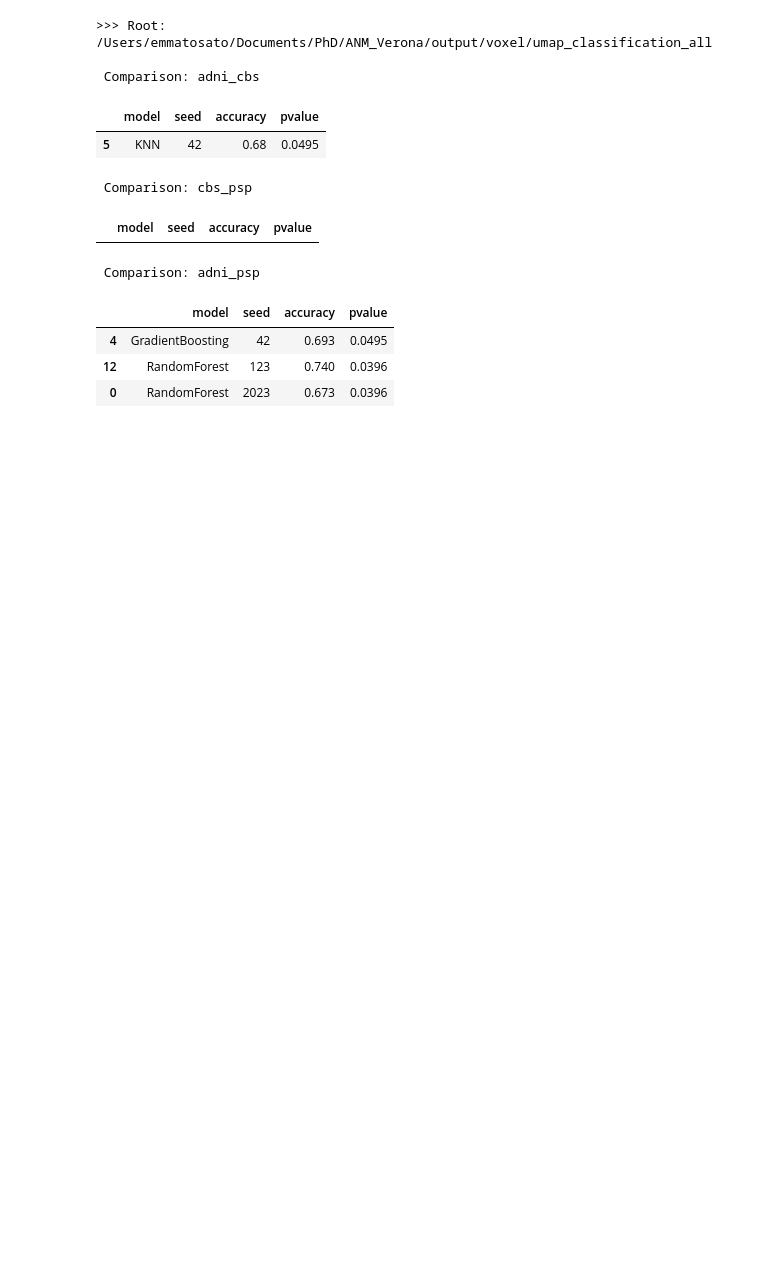
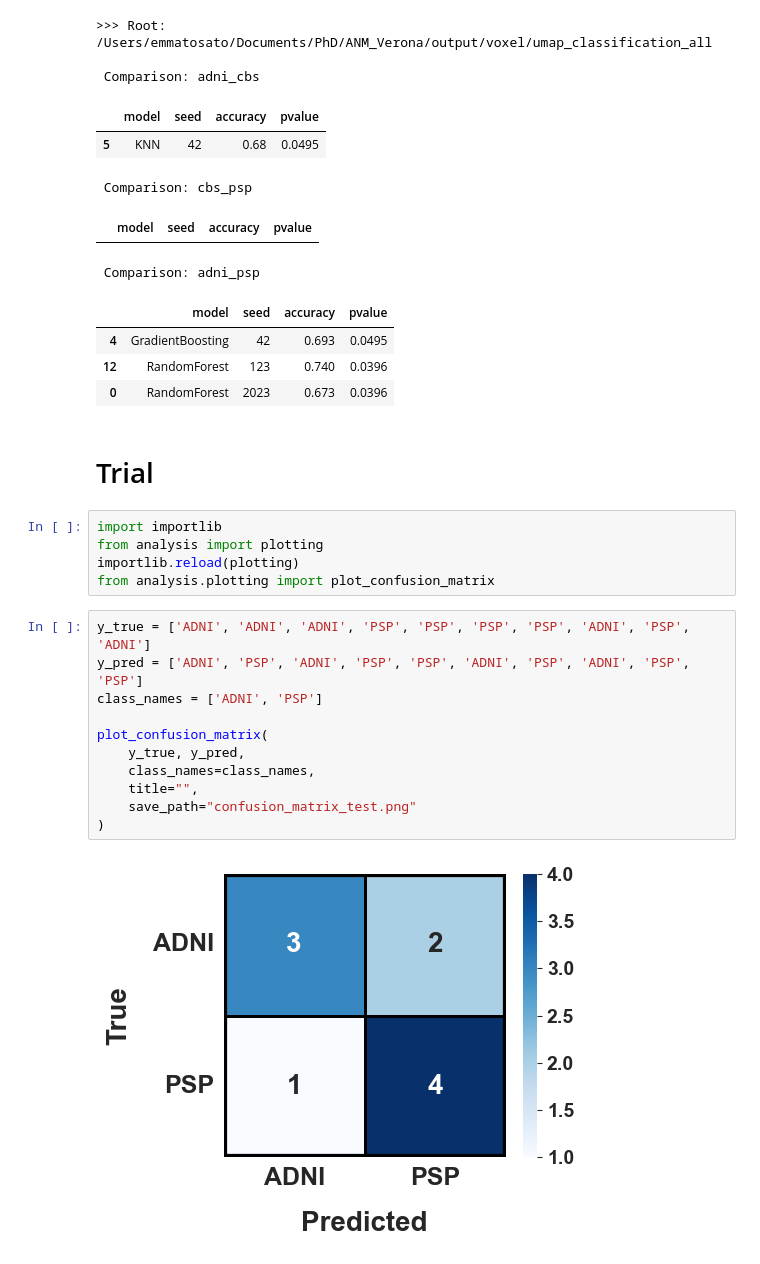
Before and after one commit to EmmaTosato/ANM_Verona, a Jupyter notebook: notebooks/classification.ipynb, the cells around one changed output. Saved outputs shown, nothing was run; the diff lists cells and outputs as text; blank space fills up the shorter version.

```diff
--- a/notebooks/classification.ipynb
+++ b/notebooks/classification.ipynb
@@ -689,3 +697,23 @@ show_perm_result_filtered(paths)
 | 4 | GradientBoosting | 42 | 0.693 | 0.0495 |
 | 12 | RandomForest | 123 | 0.740 | 0.0396 |
 | 0 | RandomForest | 2023 | 0.673 | 0.0396 |
+# %% [markdown]
+# Trial
+# %%
+import importlib
+from analysis import plotting
+importlib.reload(plotting)
+from analysis.plotting import plot_confusion_matrix
+# %%
+y_true = ['ADNI', 'ADNI', 'ADNI', 'PSP', 'PSP', 'PSP', 'PSP', 'ADNI', 'PSP', 'ADNI']
+y_pred = ['ADNI', 'PSP', 'ADNI', 'PSP', 'PSP', 'ADNI', 'PSP', 'ADNI', 'PSP', 'PSP']
+class_names = ['ADNI', 'PSP']
+
+plot_confusion_matrix(
+    y_true, y_pred,
+    class_names=class_names,
+    title="",
+    save_path="confusion_matrix_test.png"
+)
+# %% [output]
+[figure, added]
```
Also changed, not shown: parts of 10 cells of this notebook, 9 other files.
